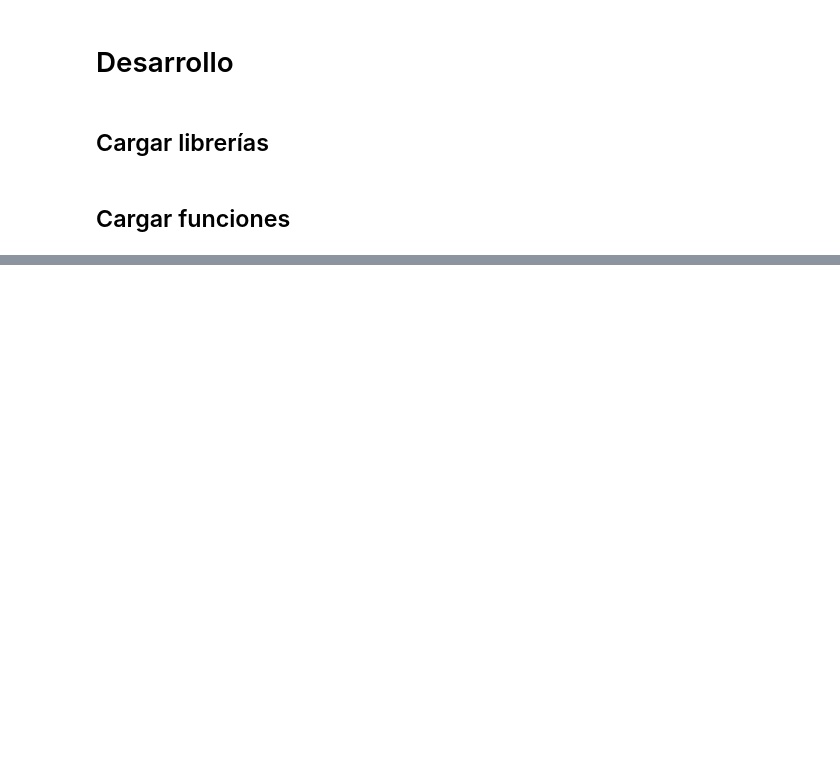
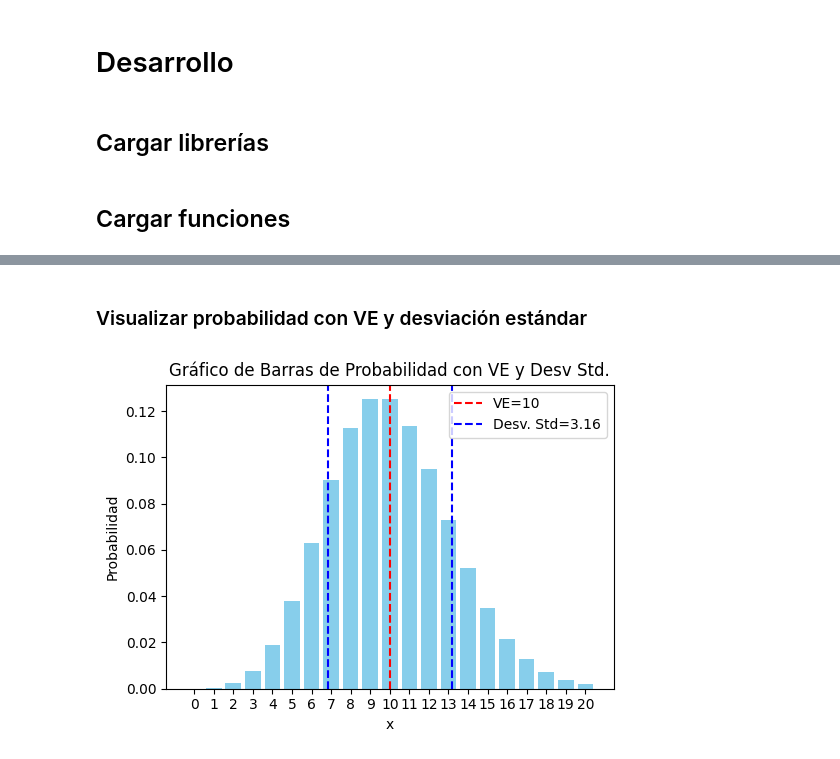
Before and after one commit to rpizarrog/probabilidad-y-estad-stica, a Jupyter notebook: Python 2023/Caso_19_Distribución_Poisson.ipynb, the cells around one changed output, grey strips where cells are left out. Cells and saved outputs as stored; diff of their text form; code cells hidden in the pictures; blank space fills up the shorter version.

```diff
--- a/Python 2023/Caso_19_Distribución_Poisson.ipynb
+++ b/Python 2023/Caso_19_Distribución_Poisson.ipynb
@@ -33,0 +287,6 @@ Calcular probabilidades, valor esperado y dispersión de ejercicios de distribuc
+# %% [markdown]
+### Visualizar probabilidad con VE y desviación estándar
+# %%
+f_graficos_probabilidad_discreta_VE_ds(tabla, VE, desv_std)
+# %% [output]
+[figure, added]
```
Also changed, not shown: parts of 28 cells of this notebook.
